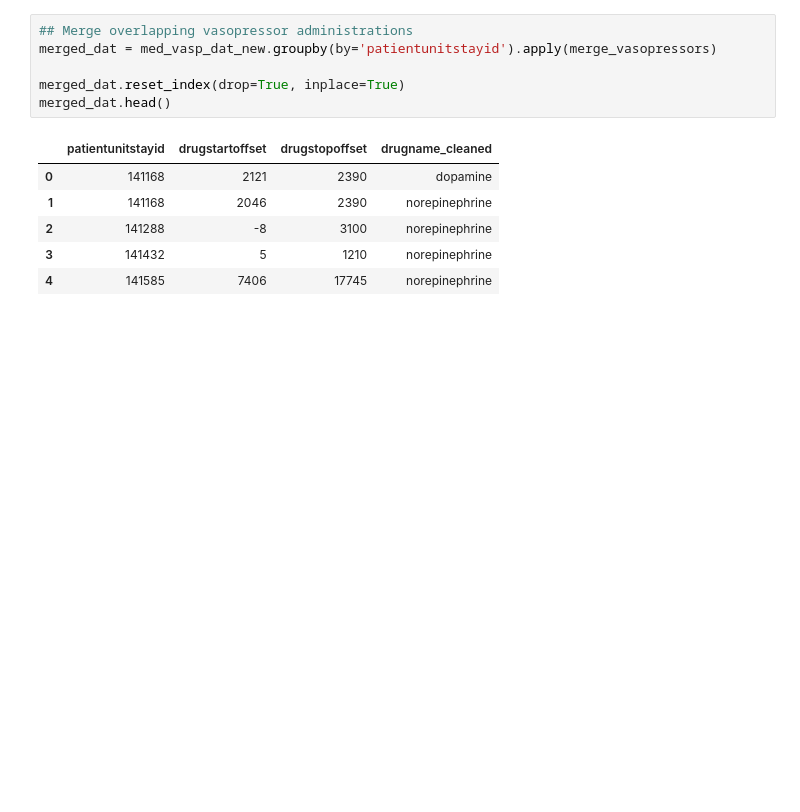
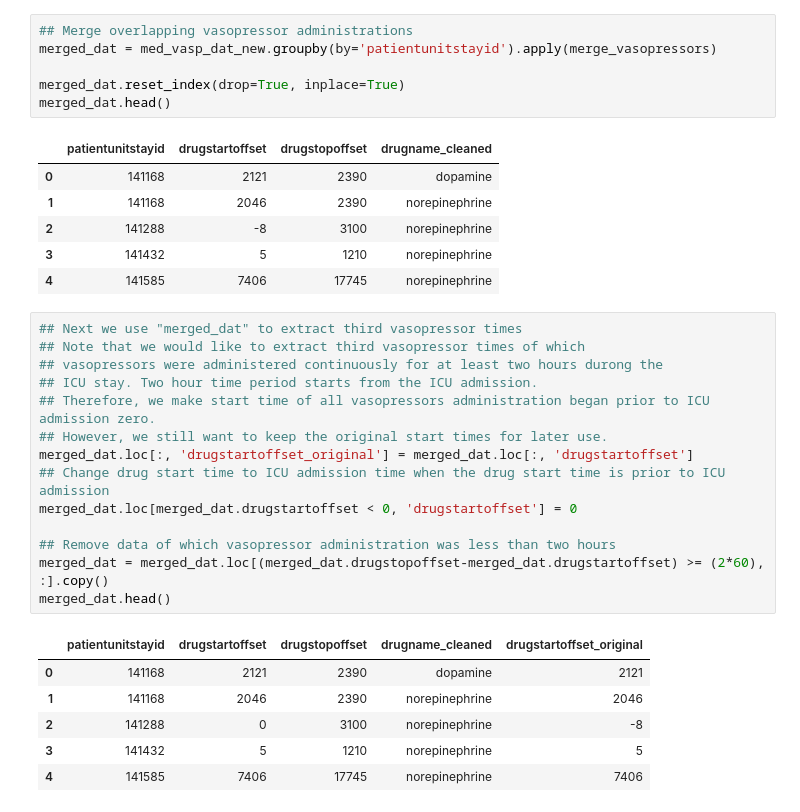
Before and after one commit to rmadushani/Three_vasopressor_problem, a Jupyter notebook: eICU/codes/eICU_Three_Vasopressors.ipynb, the cells around one changed output. Cells and saved outputs as stored; diff of their text form; blank space fills up the shorter version.

```diff
--- a/eICU/codes/eICU_Three_Vasopressors.ipynb
+++ b/eICU/codes/eICU_Three_Vasopressors.ipynb
@@ -209,3 +213,24 @@ merged_dat.head()
 | 2 | 141288 | -8 | 3100 | norepinephrine |
 | 3 | 141432 | 5 | 1210 | norepinephrine |
 | 4 | 141585 | 7406 | 17745 | norepinephrine |
+# %%
+## Next we use "merged_dat" to extract third vasopressor times
+## Note that we would like to extract third vasopressor times of which
+## vasopressors were administered continuously for at least two hours durong the
+## ICU stay. Two hour time period starts from the ICU admission.
+## Therefore, we make start time of all vasopressors administration began prior to ICU admission zero.
+## However, we still want to keep the original start times for later use.
+merged_dat.loc[:, 'drugstartoffset_original'] = merged_dat.loc[:, 'drugstartoffset']
+## Change drug start time to ICU admission time when the drug start time is prior to ICU admission
+merged_dat.loc[merged_dat.drugstartoffset < 0, 'drugstartoffset'] = 0
+
+## Remove data of which vasopressor administration was less than two hours
+merged_dat = merged_dat.loc[(merged_dat.drugstopoffset-merged_dat.drugstartoffset) >= (2*60), :].copy()
+merged_dat.head()
+# %% [output]
+|  | patientunitstayid | drugstartoffset | drugstopoffset | drugname_cleaned | drugstartoffset_original |
+| 0 | 141168 | 2121 | 2390 | dopamine | 2121 |
+| 1 | 141168 | 2046 | 2390 | norepinephrine | 2046 |
+| 2 | 141288 | 0 | 3100 | norepinephrine | -8 |
+| 3 | 141432 | 5 | 1210 | norepinephrine | 5 |
+| 4 | 141585 | 7406 | 17745 | norepinephrine | 7406 |
```
Also changed, not shown: parts of 7 cells of this notebook.
